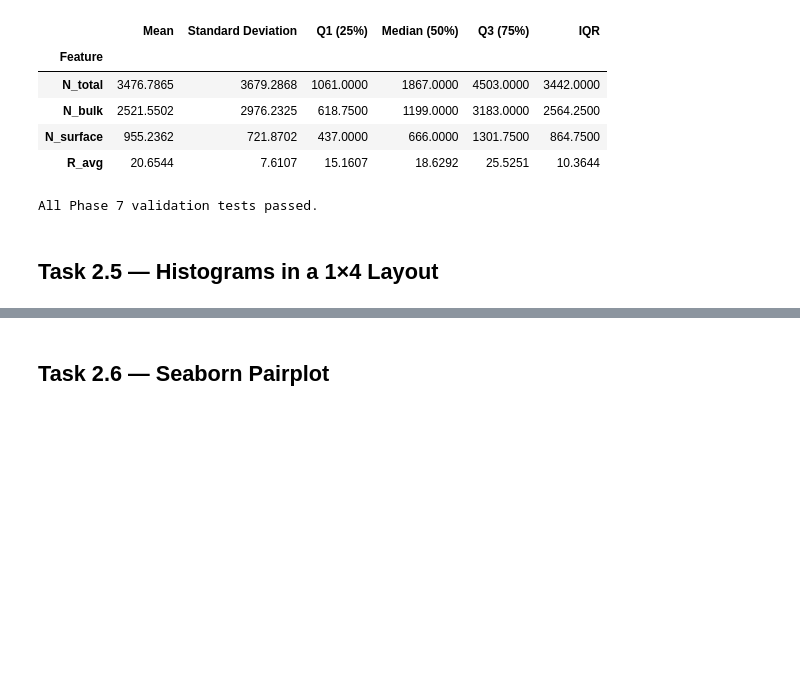
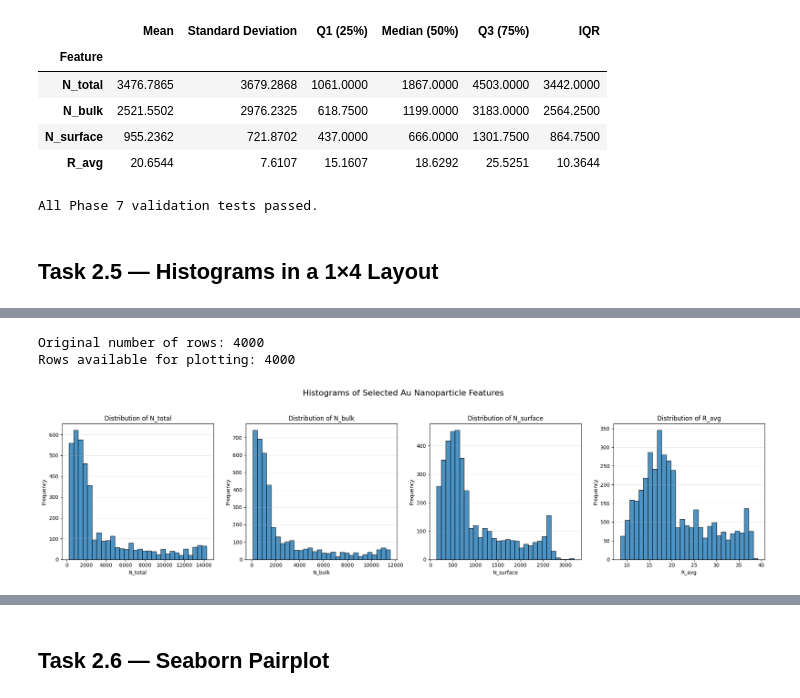
Before and after one commit to ramzymhafeel/SE4050-Deep-Learning-Lab-01, a Jupyter notebook: notebooks/SE4050_Lab01_Task2.ipynb, the cells around one changed output, grey strips where cells are left out. Drawn from its saved outputs; the diff is of its cells as text; code cells hidden in the pictures; blank space fills up the shorter version.

Commit message:
Complete Task 2 histograms and pairplot

```diff
--- a/notebooks/SE4050_Lab01_Task2.ipynb
+++ b/notebooks/SE4050_Lab01_Task2.ipynb
@@ -828,0 +856,54 @@ All Phase 7 validation tests passed.
+# %%
+plot_df = new_df.dropna().copy()
+
+print("Original number of rows:", new_df.shape[0])
+print("Rows available for plotting:", plot_df.shape[0])
+# %% [output]
+Original number of rows: 4000
+Rows available for plotting: 4000
+# %%
+import matplotlib.pyplot as plt
+
+selected_features = [
+    "N_total",
+    "N_bulk",
+    "N_surface",
+    "R_avg"
+]
+
+fig, axes = plt.subplots(
+    1,
+    4,
+    figsize=(20, 5)
+)
+
+for axis, feature in zip(axes, selected_features):
+    axis.hist(
+        plot_df[feature],
+        bins=30,
+        edgecolor="black",
+        alpha=0.8
+    )
+
+    axis.set_title(
+        f"Distribution of {feature}",
+        fontsize=12
+    )
+
+    axis.set_xlabel(feature)
+    axis.set_ylabel("Frequency")
+    axis.grid(
+        axis="y",
+        alpha=0.3
+    )
+
+fig.suptitle(
+    "Histograms of Selected Au Nanoparticle Features",
+    fontsize=16,
+    y=1.04
+)
+
+plt.tight_layout()
+plt.show()
+# %% [output]
+[figure, added]
```
Also changed, not shown: parts of 17 cells of this notebook.
